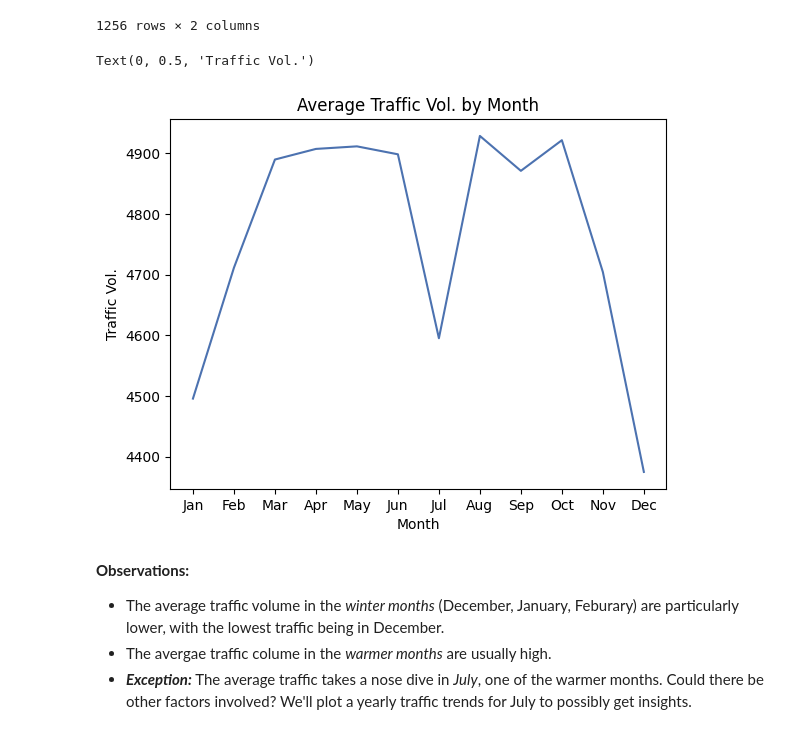
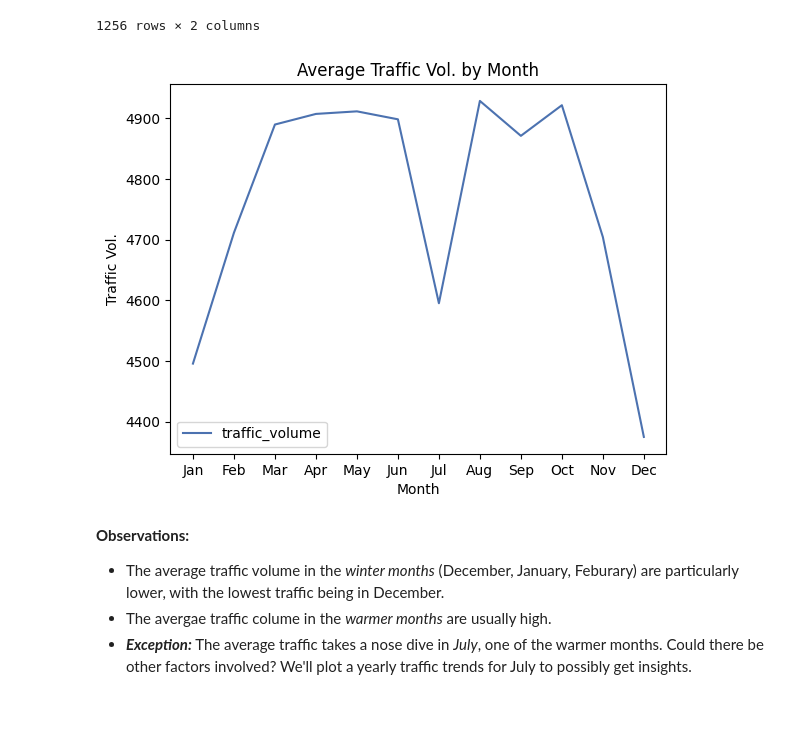
Before and after one commit to shree131/Heavy-Traffic-Indicators-Analysis, a Jupyter notebook: I94_heavy_traffic_indicators_analysis.ipynb, the cells around one changed output. Drawn from its saved outputs; the diff is of its cells as text; code cells hidden in the pictures.

```diff
--- a/I94_heavy_traffic_indicators_analysis.ipynb
+++ b/I94_heavy_traffic_indicators_analysis.ipynb
@@ -424,17 +424,20 @@ daytime_traffic.loc[5000:7500,['date_time', 'month']]
 # %%
 # Group dataset by month to get monthly traffic average/mean
 mean_by_month = daytime_traffic.pivot_table(values='traffic_volume', index='month', aggfunc='mean')
 
 mean_by_month['traffic_volume'].plot.line()
 
 plt.xticks(mean_by_month.index, ['Jan', 'Feb', 'Mar', 'Apr', 'May', 'Jun', 'Jul', 'Aug', 'Sep', 'Oct', 'Nov', 'Dec'])
 
 plt.title('Average Traffic Vol. by Month')
 plt.xlabel('Month')
 plt.ylabel('Traffic Vol.')
+#plt.axhline(daytime_traffic['traffic_volume'].mean(), label='Avg. traffic')
+plt.legend()
+
+plt.show()
 # %% [output]
-Text(0, 0.5, 'Traffic Vol.')
-[figure, old version]
+[figure, new version]
 # %% [markdown]
 **Observations:**
 
```
Also changed, not shown: parts of 14 cells of this notebook.
